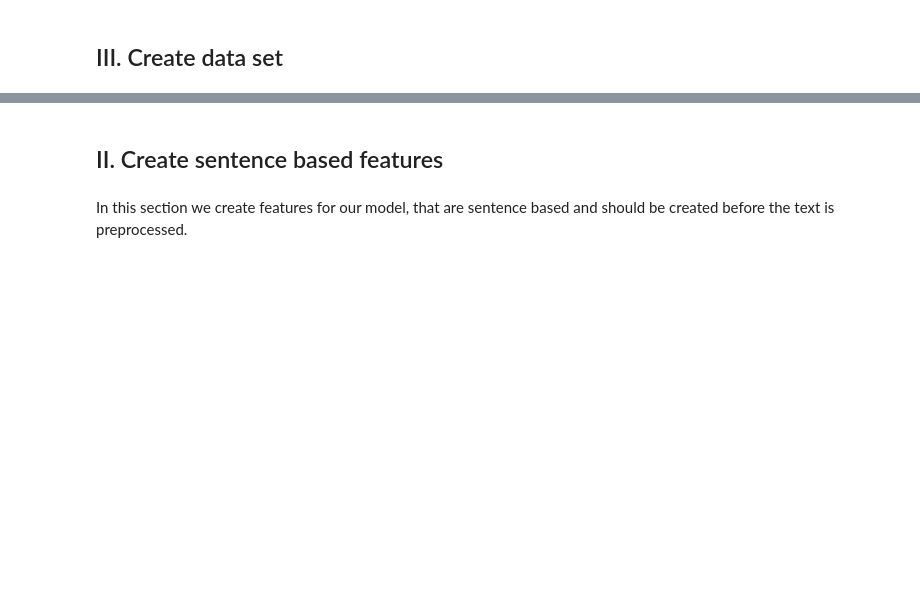
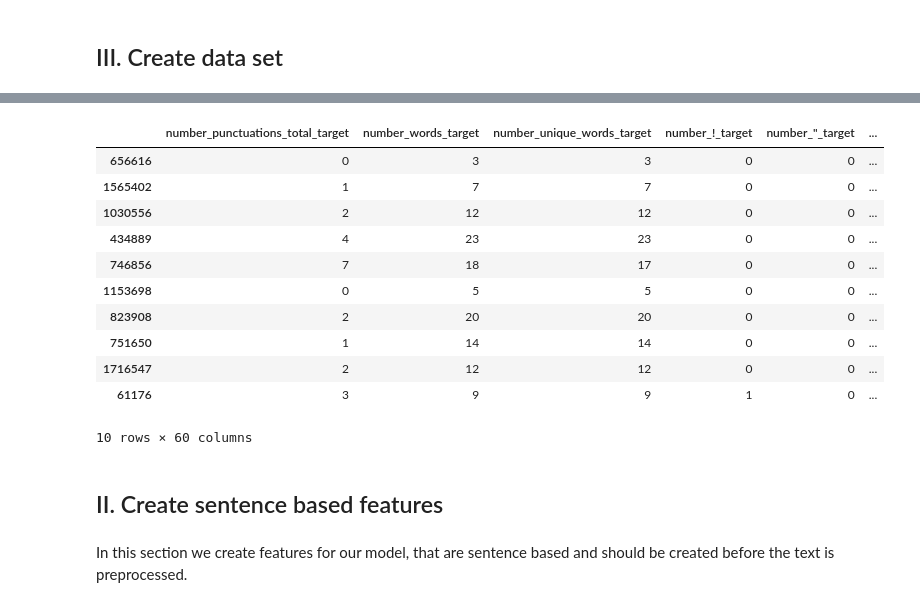
Before and after one commit to J4K08L4N63N84HN/crosslingual-information-retrieval, a Jupyter notebook: notebooks/Preprocessing and Feature Generation.ipynb, the cells around one changed output, grey strips where cells are left out. Drawn from its saved outputs; the diff is of its cells as text; code cells hidden in the pictures; blank space fills up the shorter version.

```diff
--- a/notebooks/Preprocessing and Feature Generation.ipynb
+++ b/notebooks/Preprocessing and Feature Generation.ipynb
@@ -100,3 +100,18 @@ dataset.dataset
+# %%
+dataset.documents
+# %% [output]
+|  | number_punctuations_total_target | number_words_target | number_unique_words_target | number_!_target | number_"_target | ... |
+| 656616 | 0 | 3 | 3 | 0 | 0 | ... |
+| 1565402 | 1 | 7 | 7 | 0 | 0 | ... |
+| 1030556 | 2 | 12 | 12 | 0 | 0 | ... |
+| 434889 | 4 | 23 | 23 | 0 | 0 | ... |
+| 746856 | 7 | 18 | 17 | 0 | 0 | ... |
+| 1153698 | 0 | 5 | 5 | 0 | 0 | ... |
+| 823908 | 2 | 20 | 20 | 0 | 0 | ... |
+| 751650 | 1 | 14 | 14 | 0 | 0 | ... |
+| 1716547 | 2 | 12 | 12 | 0 | 0 | ... |
+| 61176 | 3 | 9 | 9 | 1 | 0 | ... |
+10 rows × 60 columns
 # %% [markdown]
 ## II. Create sentence based features
 # %% [markdown]
```
Also changed, not shown: parts of 7 cells of this notebook, 1 other file.
